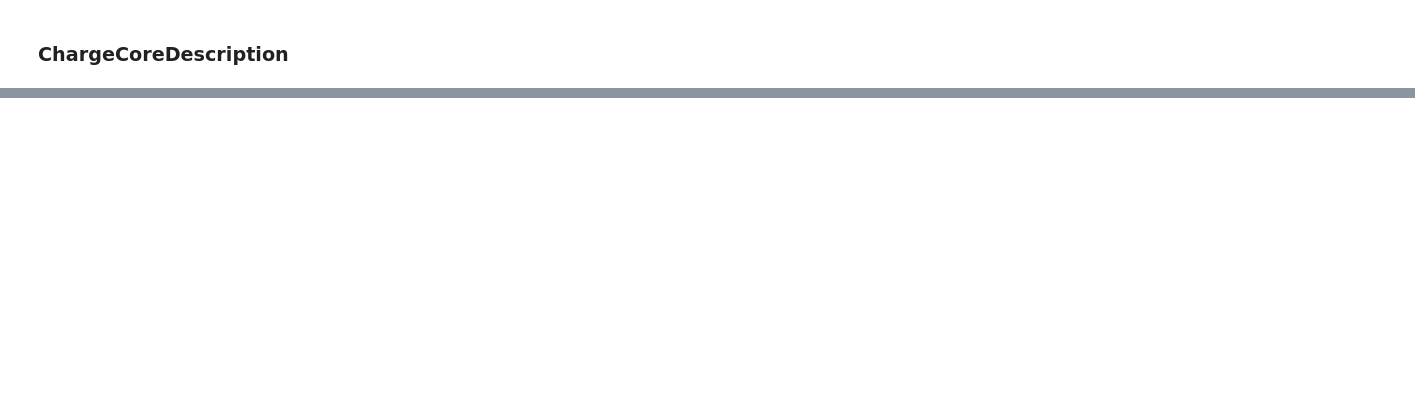
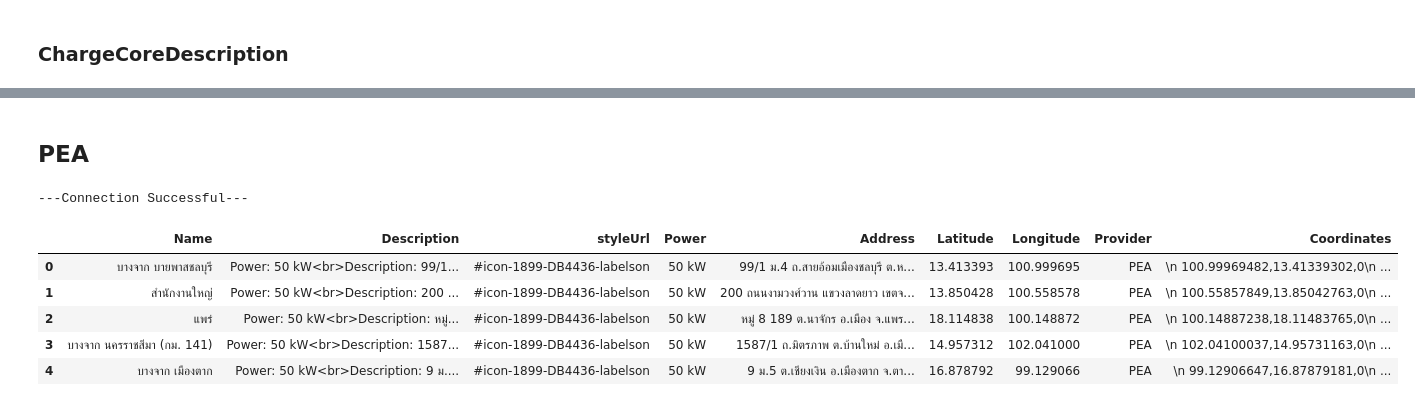
Before and after one commit to Mahmimi/EVChargerPlanner, a Jupyter notebook: code/Transform.ipynb, the cells around one changed output, grey strips where cells are left out. Cells and saved outputs as stored; diff of their text form; code cells hidden in the pictures; blank space fills up the shorter version.

```diff
--- a/code/Transform.ipynb
+++ b/code/Transform.ipynb
@@ -142,0 +619,13 @@ ptt_data
+# %% [markdown]
+## PEA
+# %%
+pea_data = fetchdata('PEA')
+pea_data.head()
+# %% [output]
+---Connection Successful---
+|  | Name | Description | styleUrl | Power | Address | Latitude | Longitude | Provider | Coordinates |
+| 0 | บางจาก บายพาสชลบุรี | Power: 50 kW<br>Description: 99/1... | #icon-1899-DB4436-labelson | 50 kW | 99/1 ม.4 ถ.สายอ้อมเมืองชลบุรี ต.ห... | 13.413393 | 100.999695 | PEA | \n 100.99969482,13.41339302,0\n ... |
+| 1 | สำนักงานใหญ่ | Power: 50 kW<br>Description: 200 ... | #icon-1899-DB4436-labelson | 50 kW | 200 ถนนงามวงศ์วาน แขวงลาดยาว เขตจ... | 13.850428 | 100.558578 | PEA | \n 100.55857849,13.85042763,0\n ... |
+| 2 | แพร่ | Power: 50 kW<br>Description: หมู่... | #icon-1899-DB4436-labelson | 50 kW | หมู่ 8 189 ต.นาจักร อ.เมือง จ.แพร... | 18.114838 | 100.148872 | PEA | \n 100.14887238,18.11483765,0\n ... |
+| 3 | บางจาก นครราชสีมา (กม. 141) | Power: 50 kW<br>Description: 1587... | #icon-1899-DB4436-labelson | 50 kW | 1587/1 ถ.มิตรภาพ ต.บ้านใหม่ อ.เมื... | 14.957312 | 102.041000 | PEA | \n 102.04100037,14.95731163,0\n ... |
+| 4 | บางจาก เมืองตาก | Power: 50 kW<br>Description: 9 ม.... | #icon-1899-DB4436-labelson | 50 kW | 9 ม.5 ต.เชียงเงิน อ.เมืองตาก จ.ตา... | 16.878792 | 99.129066 | PEA | \n 99.12906647,16.87879181,0\n ... |
```
Also changed, not shown: parts of 56 cells of this notebook.
